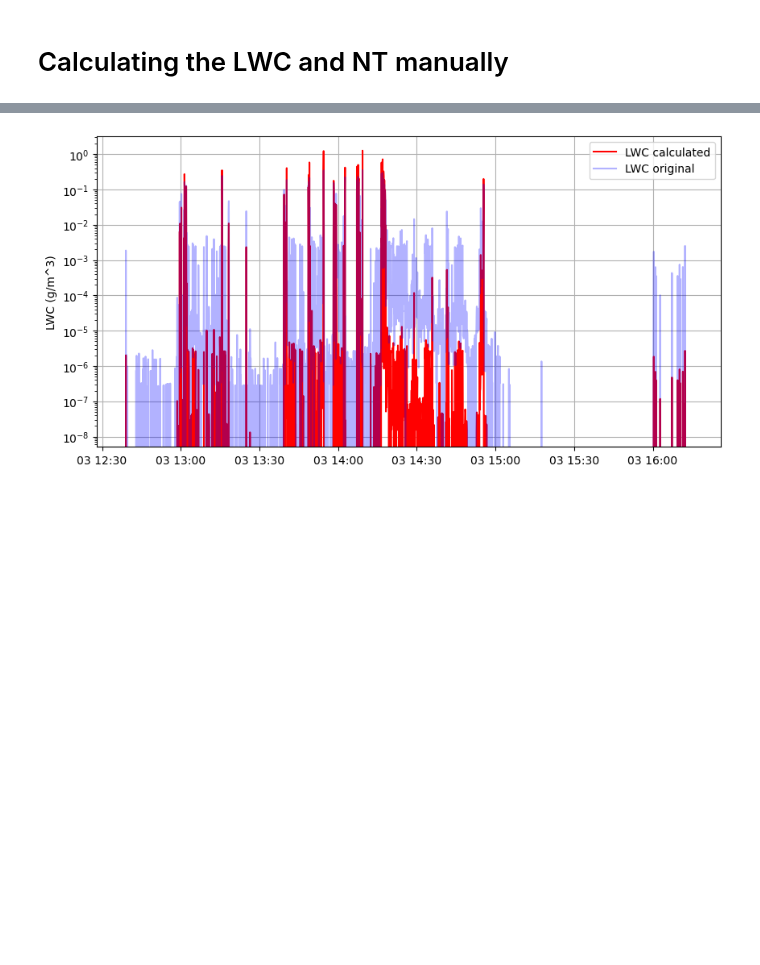
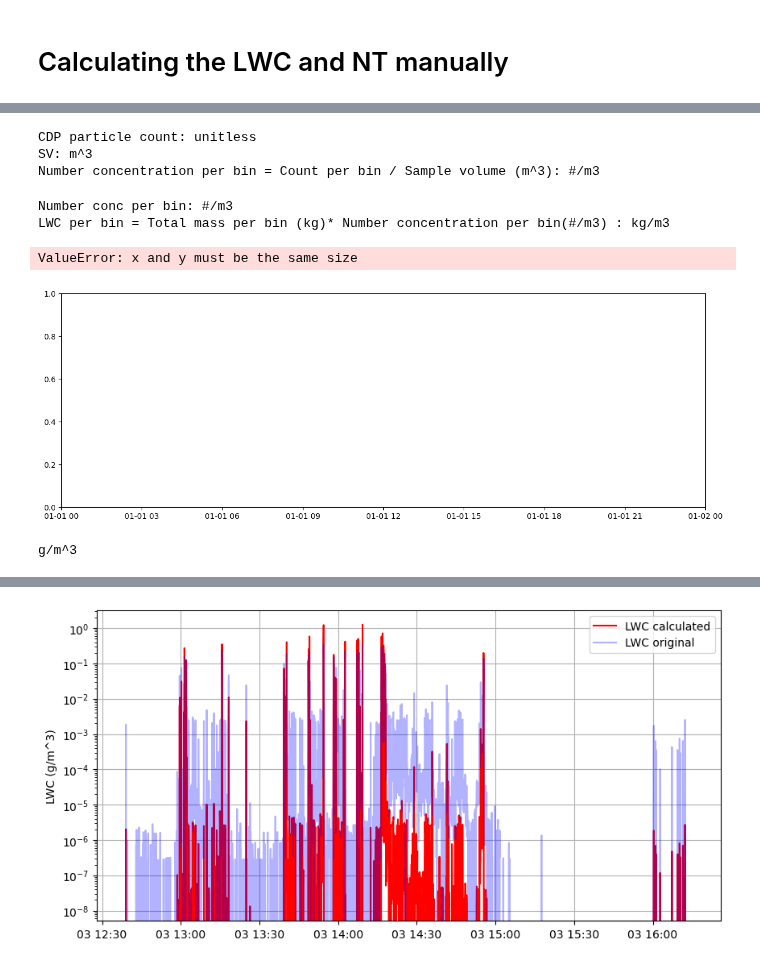
Before and after one commit to niellaNina/procIslasMicrophy, a Jupyter notebook: notebooks/Updated_NC_to_Joint_NC.ipynb, the cells around one changed output, grey strips where cells are left out. Saved outputs shown, nothing was run; the diff lists cells and outputs as text; code cells hidden in the pictures; blank space fills up the shorter version.

Commit message:
fixed another error in the lWC calculation

```diff
--- a/notebooks/Updated_NC_to_Joint_NC.ipynb
+++ b/notebooks/Updated_NC_to_Joint_NC.ipynb
@@ -253,0 +317,51 @@ Data variables: (12/81)
+# %%
+# Compute the number concentration in m-3 of each bin (counts per bin per sample volume)
+print(f'CDP particle count: unitless')
+print(f'SV: {ds['SV'].attrs['unit']}')
+
+
+ds['Number Conc per bin']=ds['CDP Bin Particle Count']/ds['SV']
+ds = set_attrs(ds, 'Number Conc per bin',name = 'Number concentration per bin',unit = '#/m3',
+                description = 'Number concentration per bin. Counts per sample volume',
+                par_var = ['CDP Bin Particle Count', 'SV'],#par_file= cdp_file[0].split('/')[-1],
+                instrument="CDP")
+
+print(f'Number concentration per bin = Count per bin / Sample volume (m^3): {ds['Number Conc per bin'].attrs['unit']}')
+# %% [output]
+CDP particle count: unitless
+SV: m^3
+Number concentration per bin = Count per bin / Sample volume (m^3): #/m3
+# %%
+# calculate the LWC
+#print(f'Total mass per bin: {ds['Mass Particle count'].attrs['unit']}')
+print(f'Number conc per bin: {ds['Number Conc per bin'].attrs['unit']}')
+
+
+ds['LWC per bin calc']=ds['Number Conc per bin']*ds['Mass']
+ds = set_attrs(ds, 'LWC per bin calc',name = 'LWC per bin',unit= 'kg/m3',
+            description= 'Liquid Water Content calculated from mass and number concentration, per bin',
+            par_var= ['Mass Particle count', 'Number Conc per bin'], #par_file= cdp_file[0].split('/')[-1],
+            instrument="CDP")
+
+print(f'LWC per bin = Total mass per bin (kg)* Number concentration per bin(#/m3) : {ds['LWC per bin calc'].attrs['unit']}')
+
+
+# --- Set up figure
+fig, ax = plt.subplots(1,1, sharex=True,figsize=(15,5))
+
+ax.scatter(ds['time'], ds['LWC per bin calc'], c ='r', label='CDP LWC') #changed form LWC calc
+#ax[0].set_ylabel(f'LWC ({ds['LWC calc'].attrs['unit']})') #changed from LWC calc
+ax.legend()
+ax.grid(True)
+
+
+plt.show
+# %% [output]
+Number conc per bin: #/m3
+LWC per bin = Total mass per bin (kg)* Number concentration per bin(#/m3) : kg/m3
+ValueError: x and y must be the same size
+[figure, added]
+# %%
+print(ds['LWC'].attrs['unit'])
+# %% [output]
+g/m^3
```
Also changed, not shown: parts of 9 cells of this notebook, 2 other files.
